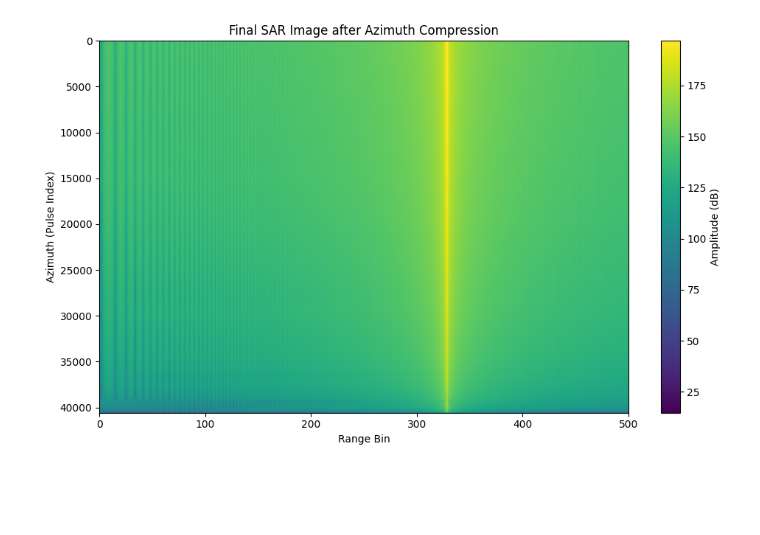
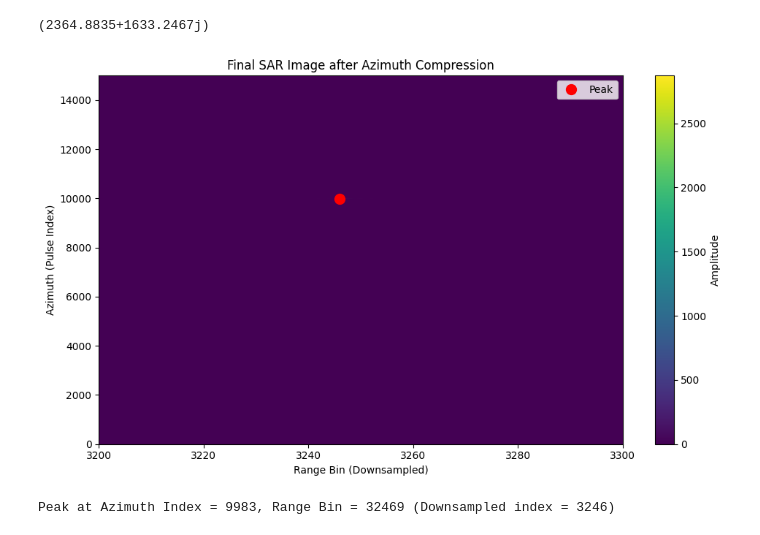
Before and after one commit to kwokkeith/signal_processing_notes, a Jupyter notebook: 07_raw_data_simulation.ipynb, the cells around one changed output. Cells and saved outputs as stored; diff of their text form; code cells hidden in the pictures; blank space fills up the shorter version.

Commit message:
Fix range migration

```diff
--- a/07_raw_data_simulation.ipynb
+++ b/07_raw_data_simulation.ipynb
@@ -22,7 +22,7 @@ sensor = SensorParameters(
 target_pos = (0.0, 0.0, 0.0)
 # %%
 # Simulate raw SAR data
-raw_data, delays, t_start = simulate_raw_data(sensor, target_pos)
+raw_data, time_result, t_start = simulate_raw_data(sensor, target_pos, t_start=1000.0e-6)
 
 # Compute time delays for the target
 time_result_target = compute_target_time_delays(sensor, target_pos)
@@ -101,0 +206,4 @@ plot_phase_vs_azimuth(aligned_data, sensor.sampling_frequency_hz, fast_time_us=2
+# %%
+# Compute azimuth-dependent phase correction term
+phase_correction = np.exp(+1j * 2 * np.pi * sensor.carrier_frequency_hz * (time_result_target))[:, np.newaxis]
+azimuth_phase_corrected = aligned_data * phase_correction
@@ -102,23 +316,50 @@ plot_phase_vs_azimuth(aligned_data, sensor.sampling_frequency_hz, fast_time_us=2
 # %%
 # Perform azimuth compression
 reference_azimuth = aligned_data[:, aligned_data.shape[1] // 2]  # Get one column as reference
-final_image = simulate_azimuth_compression(aligned_data, reference_azimuth)
+# final_image = simulate_azimuth_compression(aligned_data, reference_azimuth)
+# final_image = simulate_azimuth_compression(azimuth_phase_corrected, reference_azimuth)
+# Cast to complex64 to save memory, and compute IFFT along azimuth (axis=0)
+final_image = np.fft.ifft(azimuth_phase_corrected.astype(np.complex64), axis=0).astype(np.complex64)
 # %%
 ifft_shifted_image = np.fft.ifftshift(final_image)
+# %%
+print(np.max(ifft_shifted_image))
+# %% [output]
+(2364.8835+1633.2467j)
 # %%
+import numpy as np
 import matplotlib.pyplot as plt
-# Plot final SAR image
+
+# Find the peak (maximum amplitude in the image)
+peak_idx = np.unravel_index(np.argmax(np.abs(ifft_shifted_image)), ifft_shifted_image.shape)
+az_idx, rng_idx = peak_idx  # Row = azimuth index, Col = range index
+
+# Downsample the range index for display
+downsample_fast = 10
+rng_idx_ds = rng_idx // downsample_fast
+
+# Plot SAR image
 plt.figure(figsize=(10, 6))
 plt.imshow(
-    np.fft.ifftshift(20 * np.log10(np.abs(ifft_shifted_image[:, ::10]) + 1e-6)),
+    np.abs(ifft_shifted_image)[:, ::downsample_fast],
     aspect='auto', cmap='viridis'
 )
-plt.colorbar(label='Amplitude (dB)')
-plt.xlim(0, 500)
-plt.xlabel("Range Bin")
+plt.colorbar(label='Amplitude')
+plt.xlabel("Range Bin (Downsampled)")
 plt.ylabel("Azimuth (Pulse Index)")
 plt.title("Final SAR Image after Azimuth Compression")
+plt.xlim(3200, 3300)
+plt.ylim(0,15000)
+
+# Mark the peak with a large red dot
+plt.plot(rng_idx_ds, az_idx, 'ro', markersize=10, label='Peak')  # Increase size here
+plt.legend()
+
 plt.tight_layout()
 plt.show()
+
+# Print peak location
+print(f"Peak at Azimuth Index = {az_idx}, Range Bin = {rng_idx} (Downsampled index = {rng_idx_ds})")
 # %% [output]
-[figure, old version]
+[figure, new version]
+Peak at Azimuth Index = 9983, Range Bin = 32469 (Downsampled index = 3246)
```
Also changed, not shown: parts of 29 cells of this notebook, 4 other files.
